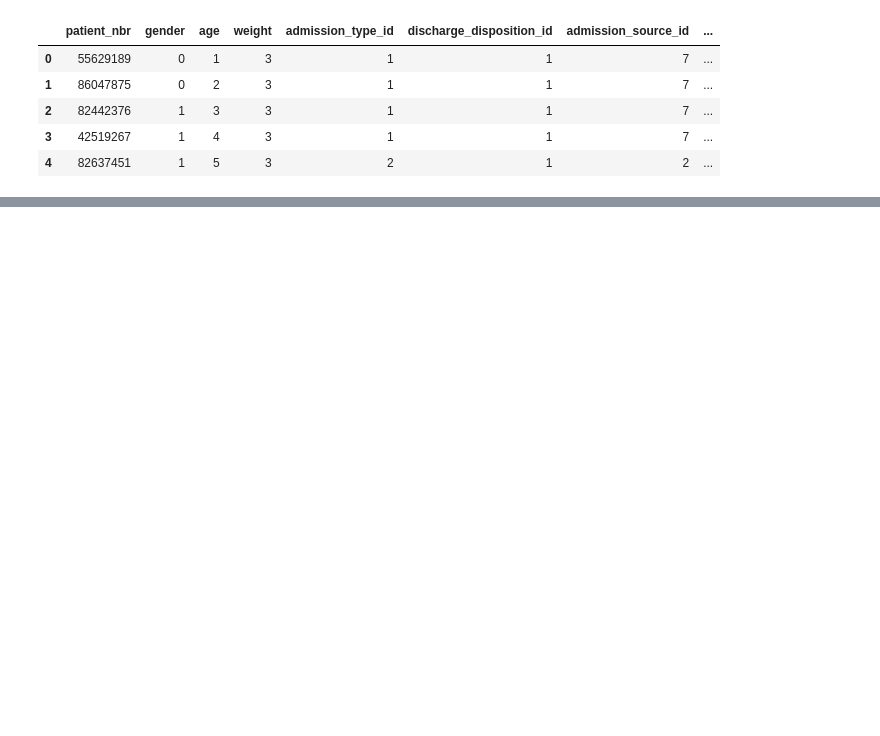
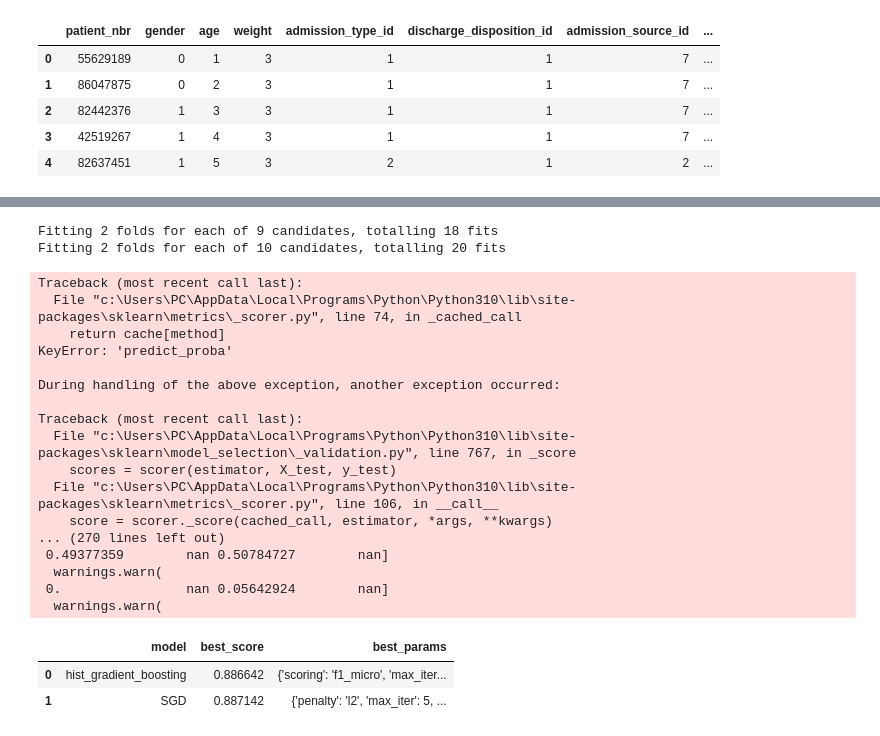
Before and after one commit to mjovanovic9999/ML, a Jupyter notebook: I/notebook/main.ipynb, the cells around one changed output, grey strips where cells are left out. Saved outputs shown, nothing was run; the diff lists cells and outputs as text; code cells hidden in the pictures; blank space fills up the shorter version.

```diff
--- a/I/notebook/main.ipynb
+++ b/I/notebook/main.ipynb
@@ -714,4 +659,4 @@ Fitting 2 folds for each of 1 candidates, totalling 2 fits
 # %%
-scores, models=gridSearch(dataframe_onehot_binary, 'readmitted', search_space, metric='accuracy')
-sc = pd.DataFrame(scores,columns=['model','best_score','best_params'])
-sc
+# scores, models=gridSearch(dataframe_onehot_binary, 'readmitted', search_space, metric='accuracy')
+# sc = pd.DataFrame(scores,columns=['model','best_score','best_params'])
+# sc
@@ -726,4 +663,4 @@ Fitting 2 folds for each of 1 candidates, totalling 2 fits
 # %%
-scores, models=gridSearch(dataframe_onehot_plus_binary, 'readmitted', search_space, metric='accuracy')
-sc = pd.DataFrame(scores,columns=['model','best_score','best_params'])
-sc
+# scores, models=gridSearch(dataframe_onehot_plus_binary, 'readmitted', search_space, metric='accuracy')
+# sc = pd.DataFrame(scores,columns=['model','best_score','best_params'])
+# sc
@@ -929,6 +805,6 @@ Fitting 2 folds for each of 1 candidates, totalling 2 fits
 # %%
-s=set(non_categorical_cols)
-search_space2['hist_gradient_boosting']['params']['categorical_features']=[[x=='category' for x in dataframe_onehot_binary.drop(columns=['readmitted']).dtypes],[]]
-scores, models=randomSearch(dataframe_onehot_binary, 'readmitted', search_space2, metric='accuracy')
-sc = pd.DataFrame(scores,columns=['model','best_score','best_params'])
-sc
+# s=set(non_categorical_cols)
+# search_space2['hist_gradient_boosting']['params']['categorical_features']=[[x=='category' for x in dataframe_onehot_binary.drop(columns=['readmitted']).dtypes],[]]
+# scores, models=randomSearch(dataframe_onehot_binary, 'readmitted', search_space2, metric='accuracy')
+# sc = pd.DataFrame(scores,columns=['model','best_score','best_params'])
+# sc
@@ -1021,0 +872,27 @@ Traceback (most recent call last):
+# %%
+scores, models=randomSearch(dataframe_onehot_binary2, 'readmitted', search_space2, metric='accuracy')
+sc = pd.DataFrame(scores,columns=['model','best_score','best_params'])
+sc
+# %% [output]
+Fitting 2 folds for each of 9 candidates, totalling 18 fits
+Fitting 2 folds for each of 10 candidates, totalling 20 fits
+Traceback (most recent call last):
+  File "c:\Users\PC\AppData\Local\Programs\Python\Python310\lib\site-packages\sklearn\metrics\_scorer.py", line 74, in _cached_call
+    return cache[method]
+KeyError: 'predict_proba'
+
+During handling of the above exception, another exception occurred:
+
+Traceback (most recent call last):
+  File "c:\Users\PC\AppData\Local\Programs\Python\Python310\lib\site-packages\sklearn\model_selection\_validation.py", line 767, in _score
+    scores = scorer(estimator, X_test, y_test)
+  File "c:\Users\PC\AppData\Local\Programs\Python\Python310\lib\site-packages\sklearn\metrics\_scorer.py", line 106, in __call__
+    score = scorer._score(cached_call, estimator, *args, **kwargs)
+... (270 lines left out)
+ 0.49377359        nan 0.50784727        nan]
+  warnings.warn(
+ 0.                nan 0.05642924        nan]
+  warnings.warn(
+|  | model | best_score | best_params |
+| 0 | hist_gradient_boosting | 0.886642 | {'scoring': 'f1_micro', 'max_iter... |
+| 1 | SGD | 0.887142 | {'penalty': 'l2', 'max_iter': 5, ... |
```
Also changed, not shown: parts of 24 cells of this notebook.
